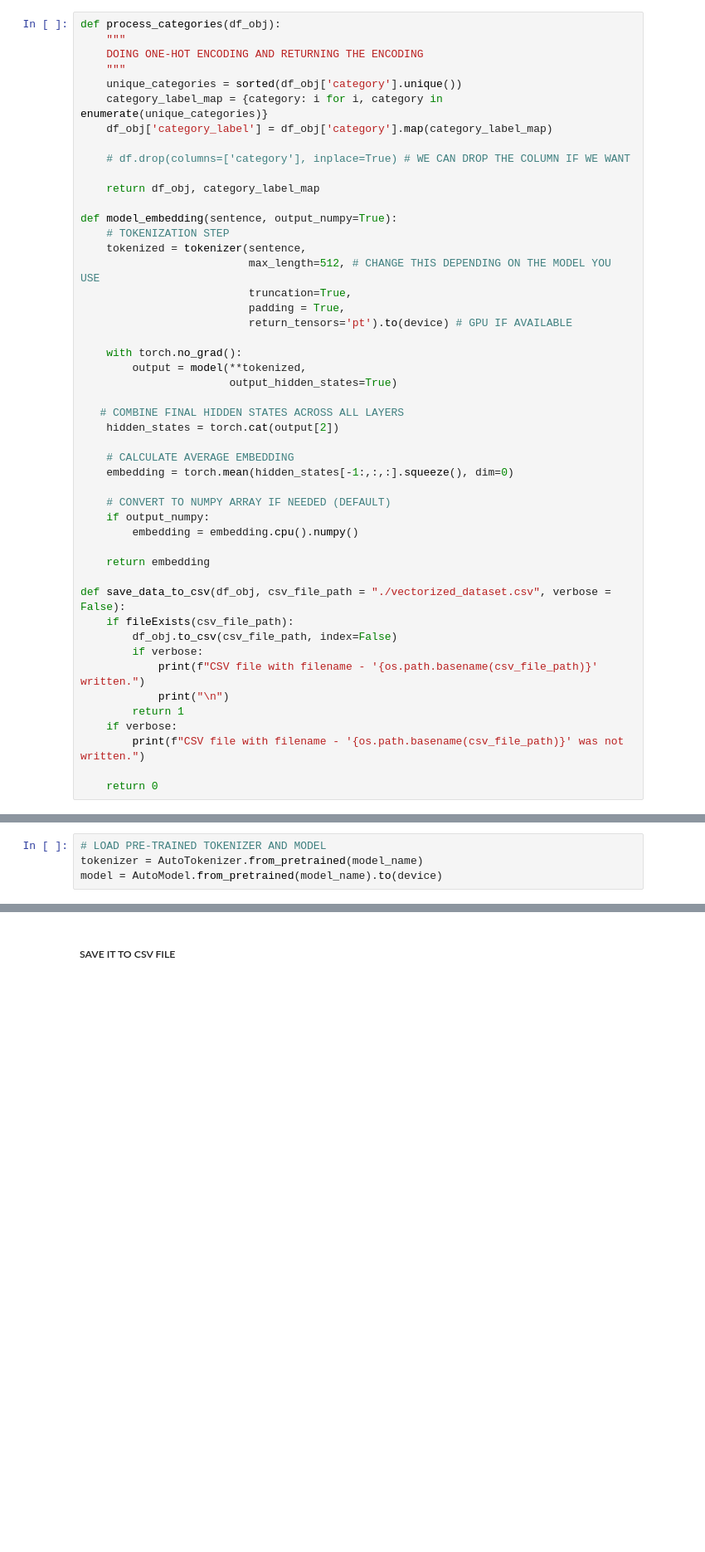
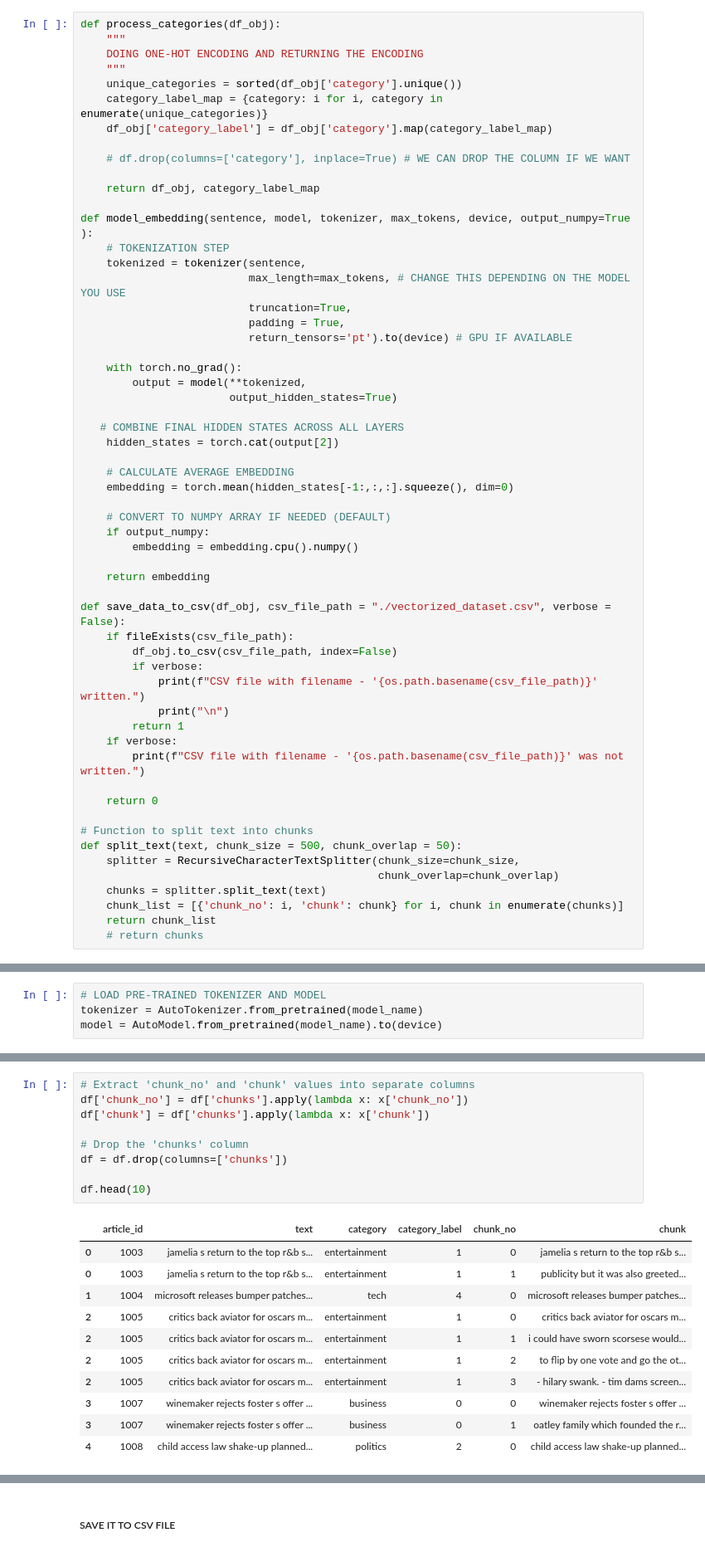
Before and after one commit to HappyBravo/IISc_selectionProblems, a Jupyter notebook: Problem_2/problem2.ipynb, the cells around one changed output, grey strips where cells are left out. Shown at 83% size. Saved outputs shown, nothing was run; the diff lists cells and outputs as text; blank space fills up the shorter version.

```diff
--- a/Problem_2/problem2.ipynb
+++ b/Problem_2/problem2.ipynb
@@ -205,10 +206,10 @@ def process_categories(df_obj):
 
     return df_obj, category_label_map
 
-def model_embedding(sentence, output_numpy=True):
+def model_embedding(sentence, model, tokenizer, max_tokens, device, output_numpy=True ):
     # TOKENIZATION STEP
     tokenized = tokenizer(sentence,
-                          max_length=512, # CHANGE THIS DEPENDING ON THE MODEL YOU USE
+                          max_length=max_tokens, # CHANGE THIS DEPENDING ON THE MODEL YOU USE
                           truncation=True,
                           padding = True,
                           return_tensors='pt').to(device) # GPU IF AVAILABLE
@@ -240,3 +241,12 @@ def save_data_to_csv(df_obj, csv_file_path = "./vectorized_dataset.csv", verbose
         print(f"CSV file with filename - '{os.path.basename(csv_file_path)}' was not written.")
 
     return 0
+
+# Function to split text into chunks
+def split_text(text, chunk_size = 500, chunk_overlap = 50):
+    splitter = RecursiveCharacterTextSplitter(chunk_size=chunk_size,
+                                              chunk_overlap=chunk_overlap)
+    chunks = splitter.split_text(text)
+    chunk_list = [{'chunk_no': i, 'chunk': chunk} for i, chunk in enumerate(chunks)]
+    return chunk_list
+    # return chunks
@@ -307,0 +444,21 @@ USE IT
+# %%
+# Extract 'chunk_no' and 'chunk' values into separate columns
+df['chunk_no'] = df['chunks'].apply(lambda x: x['chunk_no'])
+df['chunk'] = df['chunks'].apply(lambda x: x['chunk'])
+
+# Drop the 'chunks' column
+df = df.drop(columns=['chunks'])
+
+df.head(10)
+# %% [output]
+|  | article_id | text | category | category_label | chunk_no | chunk |
+| 0 | 1003 | jamelia s return to the top r&b s... | entertainment | 1 | 0 | jamelia s return to the top r&b s... |
+| 0 | 1003 | jamelia s return to the top r&b s... | entertainment | 1 | 1 | publicity but it was also greeted... |
+| 1 | 1004 | microsoft releases bumper patches... | tech | 4 | 0 | microsoft releases bumper patches... |
+| 2 | 1005 | critics back aviator for oscars m... | entertainment | 1 | 0 | critics back aviator for oscars m... |
+| 2 | 1005 | critics back aviator for oscars m... | entertainment | 1 | 1 | i could have sworn scorsese would... |
+| 2 | 1005 | critics back aviator for oscars m... | entertainment | 1 | 2 | to flip by one vote and go the ot... |
+| 2 | 1005 | critics back aviator for oscars m... | entertainment | 1 | 3 | - hilary swank. - tim dams screen... |
+| 3 | 1007 | winemaker rejects foster s offer ... | business | 0 | 0 | winemaker rejects foster s offer ... |
+| 3 | 1007 | winemaker rejects foster s offer ... | business | 0 | 1 | oatley family which founded the r... |
+| 4 | 1008 | child access law shake-up planned... | politics | 2 | 0 | child access law shake-up planned... |
```
Also changed, not shown: parts of 29 cells of this notebook, 2 other files.
